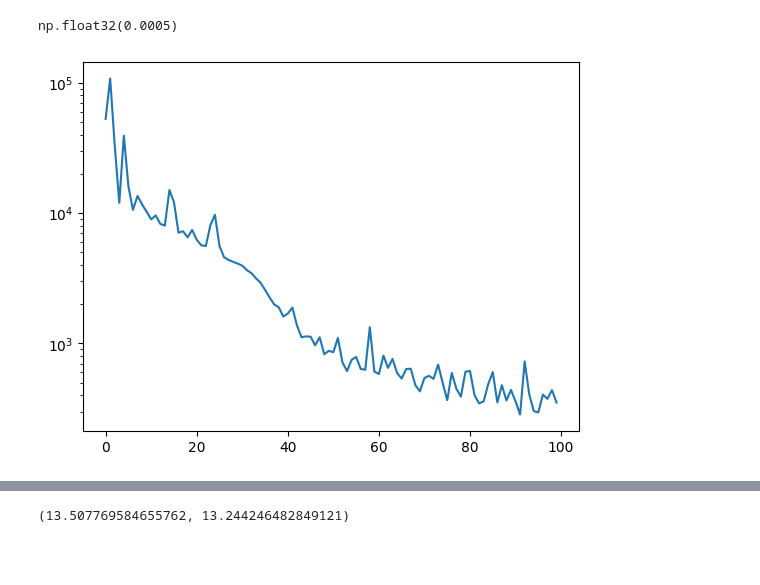
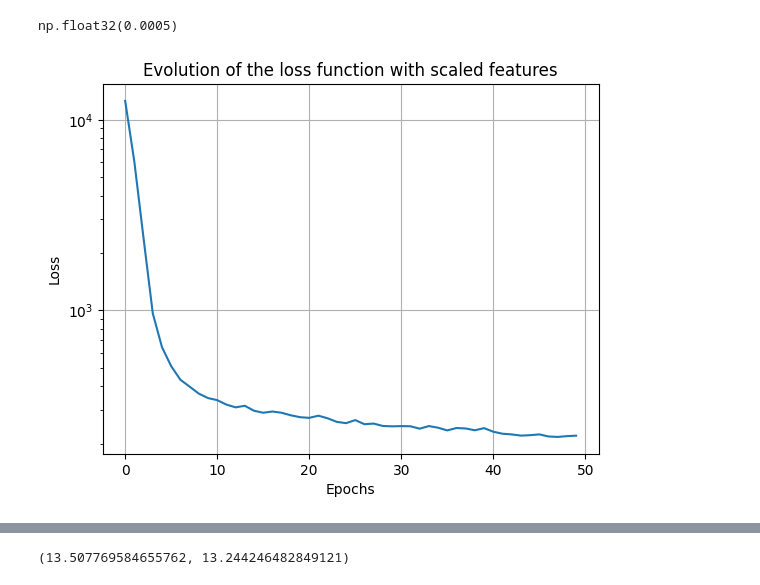
Before and after one commit to haveeshS/OptionPricing-DeepLearning-BlackScholes, a Jupyter notebook: optionsmodel_NN_trial1.ipynb, the cells around one changed output, grey strips where cells are left out. Drawn from its saved outputs; the diff is of its cells as text; code cells hidden in the pictures; blank space fills up the shorter version.

Commit message:
Realised scaled features yield much better results, so did this and saved the new model. A new comparison between BlackScholes also done in optionpricing_model_compare2.ipynb

```diff
--- a/optionsmodel_NN_trial1.ipynb
+++ b/optionsmodel_NN_trial1.ipynb
@@ -80,9 +80,9 @@ model.compile(
 )
 # %%
 history = model.fit(
-    X_train, Y_train,
-    validation_data=(X_dev, Y_dev),
-    epochs=100,              # Start with a small number, like 50
+    X_train_scaled, Y_train,
+    validation_data=(X_dev_scaled, Y_dev),
+    epochs=50,              # Start with a small number, like 50
     batch_size=32,          # Common choice
     verbose=1               # Shows progress per epoch
 )
@@ -115,7 +159,11 @@ np.float32(0.0005)
 # %%
 import matplotlib.pyplot as plt
 
 plt.plot(history.history["loss"])
 plt.yscale("log")
+plt.ylabel("Loss")
+plt.xlabel("Epochs")
+plt.title("Evolution of the loss function with scaled features")
+plt.grid()
 # %% [output]
-[figure, old version]
+[figure, new version]
```
Also changed, not shown: parts of 8 cells of this notebook, 7 other files.
